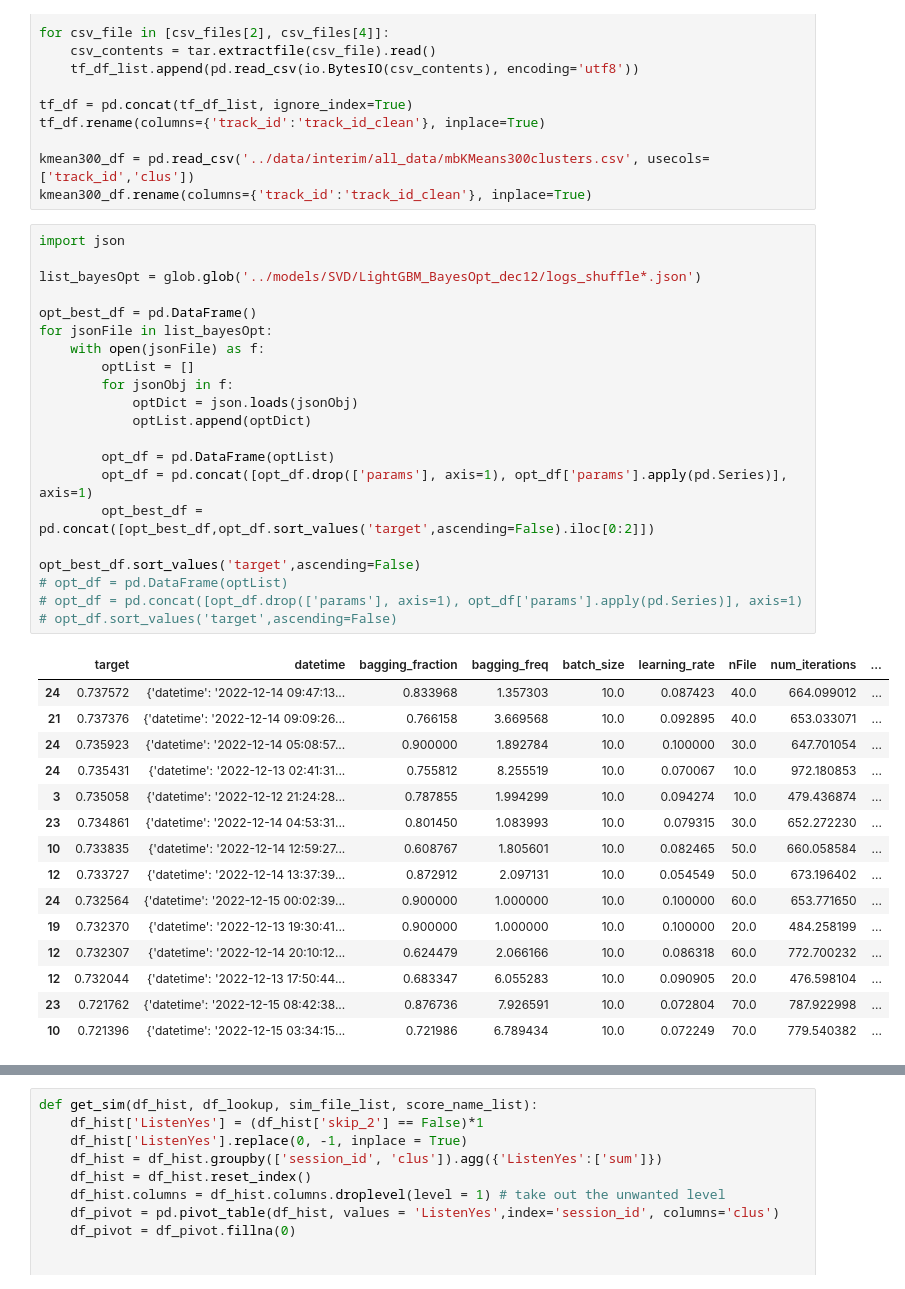
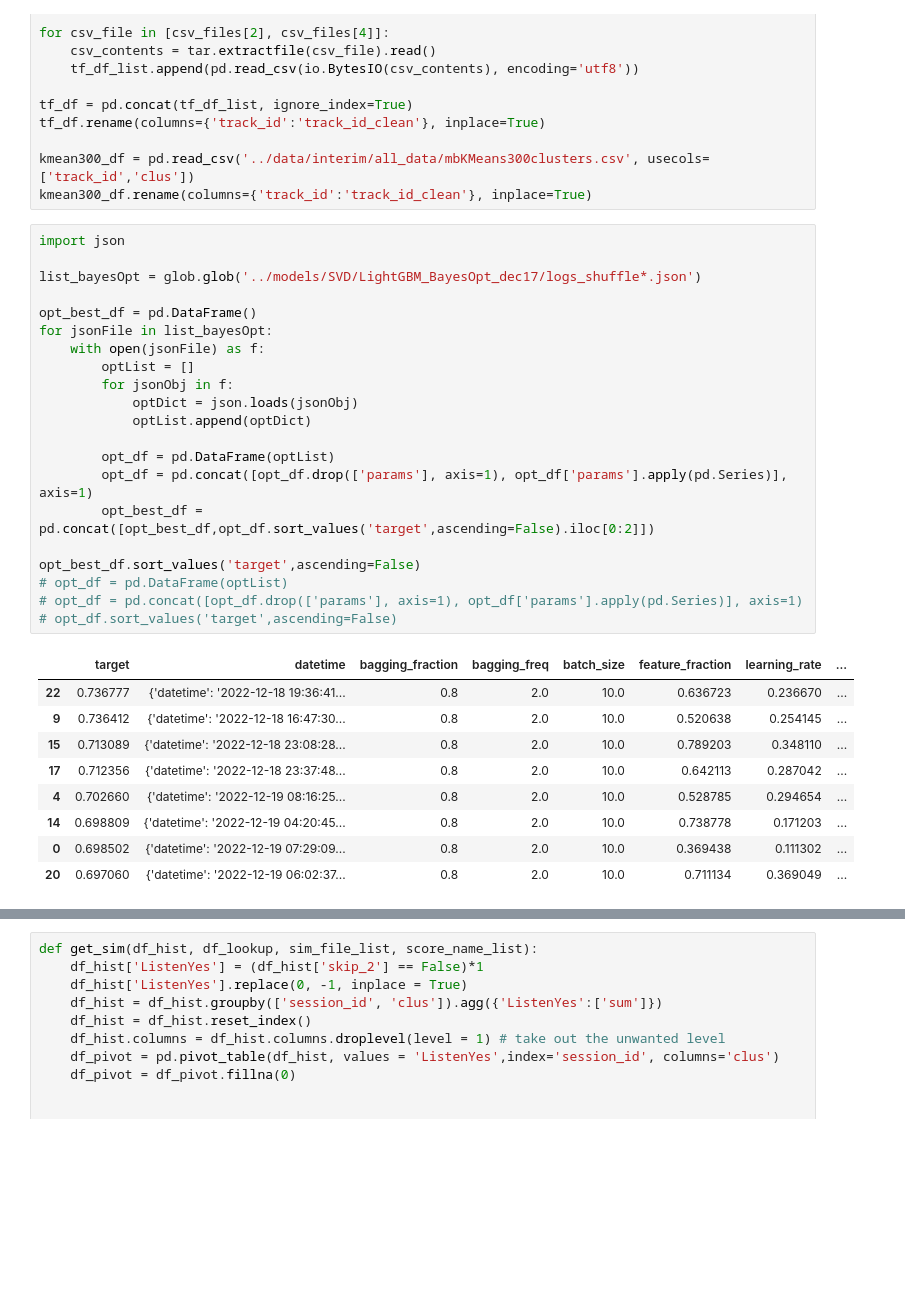
Before and after one commit to curlsloth/Capstone_Spotify-Sequential-Skip-Prediction, a Jupyter notebook: notebooks/13_LightGBM_TrainAllData.ipynb, the cells around one changed output, grey strips where cells are left out. Cells and saved outputs as stored; diff of their text form; blank space fills up the shorter version.

```diff
--- a/notebooks/13_LightGBM_TrainAllData.ipynb
+++ b/notebooks/13_LightGBM_TrainAllData.ipynb
@@ -35,40 +35,34 @@ kmean300_df.rename(columns={'track_id':'track_id_clean'}, inplace=True)
 # %%
 import json
 
-list_bayesOpt = glob.glob('../models/SVD/LightGBM_BayesOpt_dec12/logs_shuffle*.json')
+list_bayesOpt = glob.glob('../models/SVD/LightGBM_BayesOpt_dec17/logs_shuffle*.json')
 
 opt_best_df = pd.DataFrame()
 for jsonFile in list_bayesOpt:
     with open(jsonFile) as f:
         optList = []
         for jsonObj in f:
             optDict = json.loads(jsonObj)
             optList.append(optDict)
 
         opt_df = pd.DataFrame(optList)
         opt_df = pd.concat([opt_df.drop(['params'], axis=1), opt_df['params'].apply(pd.Series)], axis=1)
         opt_best_df = pd.concat([opt_best_df,opt_df.sort_values('target',ascending=False).iloc[0:2]])
 
 opt_best_df.sort_values('target',ascending=False)
 # opt_df = pd.DataFrame(optList)
 # opt_df = pd.concat([opt_df.drop(['params'], axis=1), opt_df['params'].apply(pd.Series)], axis=1)
 # opt_df.sort_values('target',ascending=False)
 # %% [output]
-|  | target | datetime | bagging_fraction | bagging_freq | batch_size | learning_rate | nFile | num_iterations | ... |
-| 24 | 0.737572 | {'datetime': '2022-12-14 09:47:13... | 0.833968 | 1.357303 | 10.0 | 0.087423 | 40.0 | 664.099012 | ... |
-| 21 | 0.737376 | {'datetime': '2022-12-14 09:09:26... | 0.766158 | 3.669568 | 10.0 | 0.092895 | 40.0 | 653.033071 | ... |
-| 24 | 0.735923 | {'datetime': '2022-12-14 05:08:57... | 0.900000 | 1.892784 | 10.0 | 0.100000 | 30.0 | 647.701054 | ... |
-| 24 | 0.735431 | {'datetime': '2022-12-13 02:41:31... | 0.755812 | 8.255519 | 10.0 | 0.070067 | 10.0 | 972.180853 | ... |
-| 3 | 0.735058 | {'datetime': '2022-12-12 21:24:28... | 0.787855 | 1.994299 | 10.0 | 0.094274 | 10.0 | 479.436874 | ... |
-| 23 | 0.734861 | {'datetime': '2022-12-14 04:53:31... | 0.801450 | 1.083993 | 10.0 | 0.079315 | 30.0 | 652.272230 | ... |
-| 10 | 0.733835 | {'datetime': '2022-12-14 12:59:27... | 0.608767 | 1.805601 | 10.0 | 0.082465 | 50.0 | 660.058584 | ... |
-| 12 | 0.733727 | {'datetime': '2022-12-14 13:37:39... | 0.872912 | 2.097131 | 10.0 | 0.054549 | 50.0 | 673.196402 | ... |
-| 24 | 0.732564 | {'datetime': '2022-12-15 00:02:39... | 0.900000 | 1.000000 | 10.0 | 0.100000 | 60.0 | 653.771650 | ... |
-| 19 | 0.732370 | {'datetime': '2022-12-13 19:30:41... | 0.900000 | 1.000000 | 10.0 | 0.100000 | 20.0 | 484.258199 | ... |
-| 12 | 0.732307 | {'datetime': '2022-12-14 20:10:12... | 0.624479 | 2.066166 | 10.0 | 0.086318 | 60.0 | 772.700232 | ... |
-| 12 | 0.732044 | {'datetime': '2022-12-13 17:50:44... | 0.683347 | 6.055283 | 10.0 | 0.090905 | 20.0 | 476.598104 | ... |
-| 23 | 0.721762 | {'datetime': '2022-12-15 08:42:38... | 0.876736 | 7.926591 | 10.0 | 0.072804 | 70.0 | 787.922998 | ... |
-| 10 | 0.721396 | {'datetime': '2022-12-15 03:34:15... | 0.721986 | 6.789434 | 10.0 | 0.072249 | 70.0 | 779.540382 | ... |
+|  | target | datetime | bagging_fraction | bagging_freq | batch_size | feature_fraction | learning_rate | ... |
+| 22 | 0.736777 | {'datetime': '2022-12-18 19:36:41... | 0.8 | 2.0 | 10.0 | 0.636723 | 0.236670 | ... |
+| 9 | 0.736412 | {'datetime': '2022-12-18 16:47:30... | 0.8 | 2.0 | 10.0 | 0.520638 | 0.254145 | ... |
+| 15 | 0.713089 | {'datetime': '2022-12-18 23:08:28... | 0.8 | 2.0 | 10.0 | 0.789203 | 0.348110 | ... |
+| 17 | 0.712356 | {'datetime': '2022-12-18 23:37:48... | 0.8 | 2.0 | 10.0 | 0.642113 | 0.287042 | ... |
+| 4 | 0.702660 | {'datetime': '2022-12-19 08:16:25... | 0.8 | 2.0 | 10.0 | 0.528785 | 0.294654 | ... |
+| 14 | 0.698809 | {'datetime': '2022-12-19 04:20:45... | 0.8 | 2.0 | 10.0 | 0.738778 | 0.171203 | ... |
+| 0 | 0.698502 | {'datetime': '2022-12-19 07:29:09... | 0.8 | 2.0 | 10.0 | 0.369438 | 0.111302 | ... |
+| 20 | 0.697060 | {'datetime': '2022-12-19 06:02:37... | 0.8 | 2.0 | 10.0 | 0.711134 | 0.369049 | ... |
 # %%
 opt_best_df.mean()
 # %% [output]
```
Also changed, not shown: parts of 5 cells of this notebook, 46 other files.
